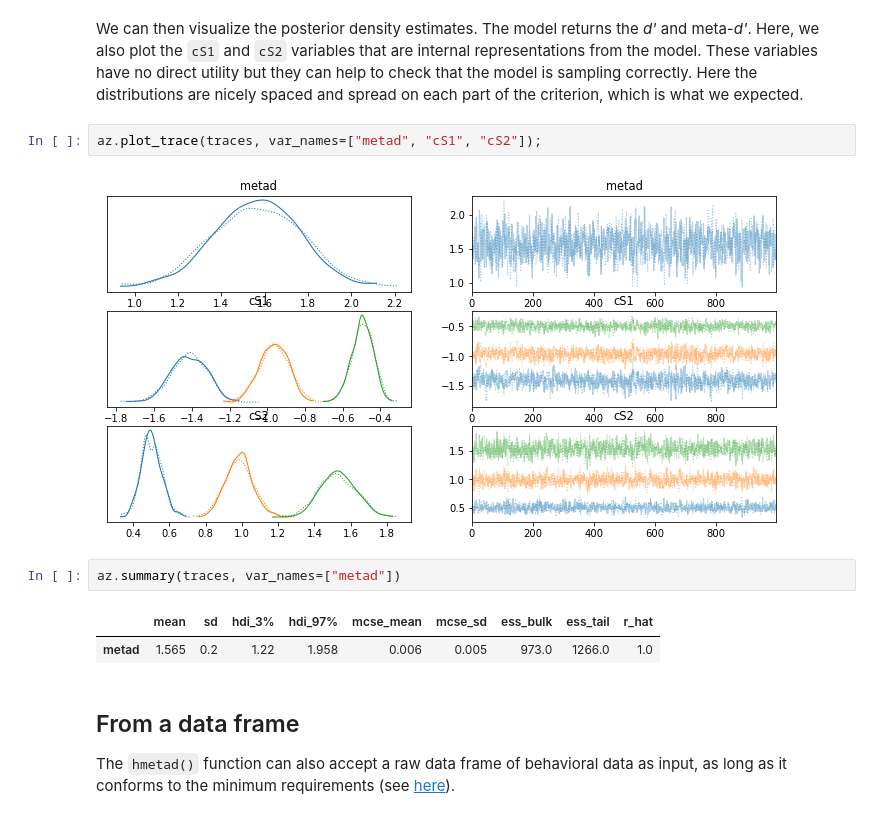
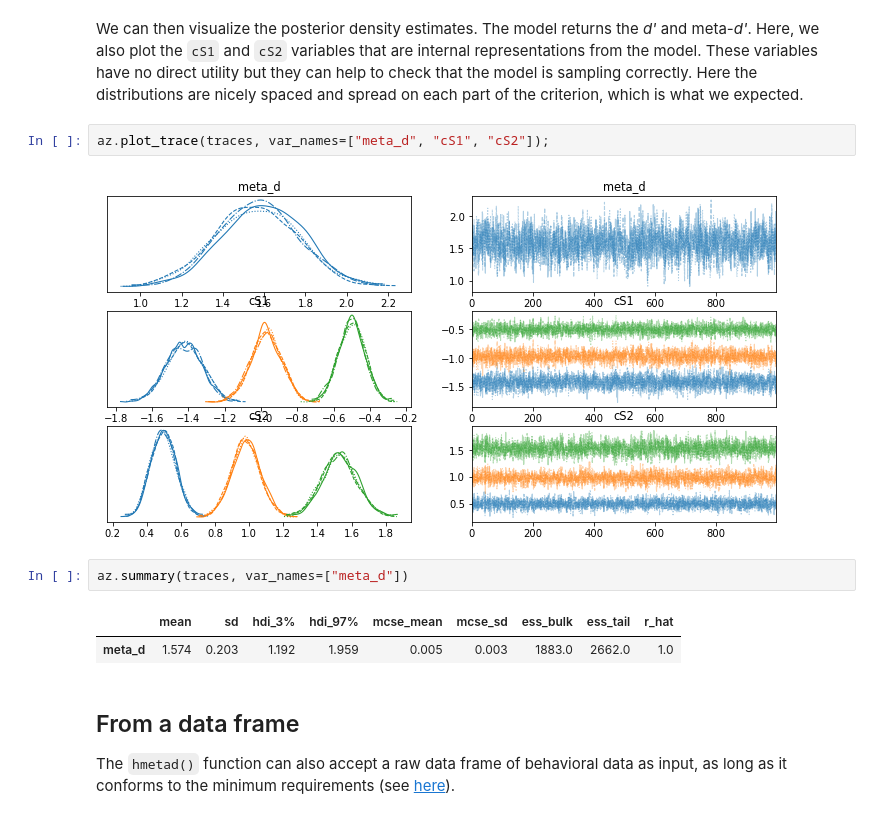
Before and after one commit to embodied-computation-group/metadpy, a Jupyter notebook: notebooks/Example 2 - Fitting Bayesian - Subject level (numpyro).ipynb, the cells around one changed output. Drawn from its saved outputs; the diff is of its cells as text.

```diff
--- a/notebooks/Example 2 - Fitting Bayesian - Subject level (numpyro).ipynb
+++ b/notebooks/Example 2 - Fitting Bayesian - Subject level (numpyro).ipynb
@@ -30,14 +30,14 @@ model, traces = hmetad(nR_S1=nR_S1, nR_S2=nR_S2, backend="numpyro")
 # %% [markdown]
 We can then visualize the posterior density estimates. The model returns the *d'* and meta-*d'*. Here, we also plot the `cS1` and `cS2` variables that are internal representations from the model. These variables have no direct utility but they can help to check that the model is sampling correctly. Here the distributions are nicely spaced and spread on each part of the criterion, which is what we expected.
 # %%
-az.plot_trace(traces, var_names=["metad", "cS1", "cS2"]);
+az.plot_trace(traces, var_names=["meta_d", "cS1", "cS2"]);
 # %% [output]
-[figure, old version]
+[figure, new version]
 # %%
-az.summary(traces, var_names=["metad"])
+az.summary(traces, var_names=["meta_d"])
 # %% [output]
 |  | mean | sd | hdi_3% | hdi_97% | mcse_mean | mcse_sd | ess_bulk | ess_tail | r_hat |
-| metad | 1.565 | 0.2 | 1.22 | 1.958 | 0.006 | 0.005 | 973.0 | 1266.0 | 1.0 |
+| meta_d | 1.574 | 0.203 | 1.192 | 1.959 | 0.005 | 0.003 | 1883.0 | 2662.0 | 1.0 |
 # %% [markdown]
 ## From a data frame
 The `hmetad()` function can also accept a raw data frame of behavioral data as input, as long as it conforms to the minimum requirements (see [here](https://github.com/LegrandNico/metadPy#importing-data)).
```
Also changed, not shown: parts of 5 cells of this notebook, 14 other files.
